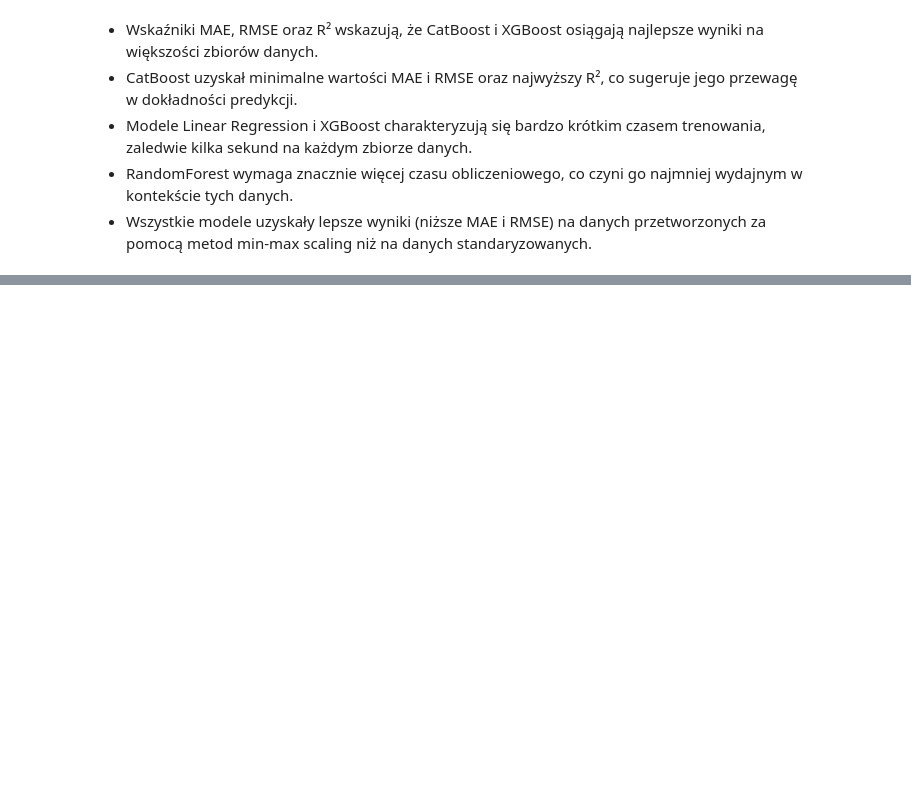
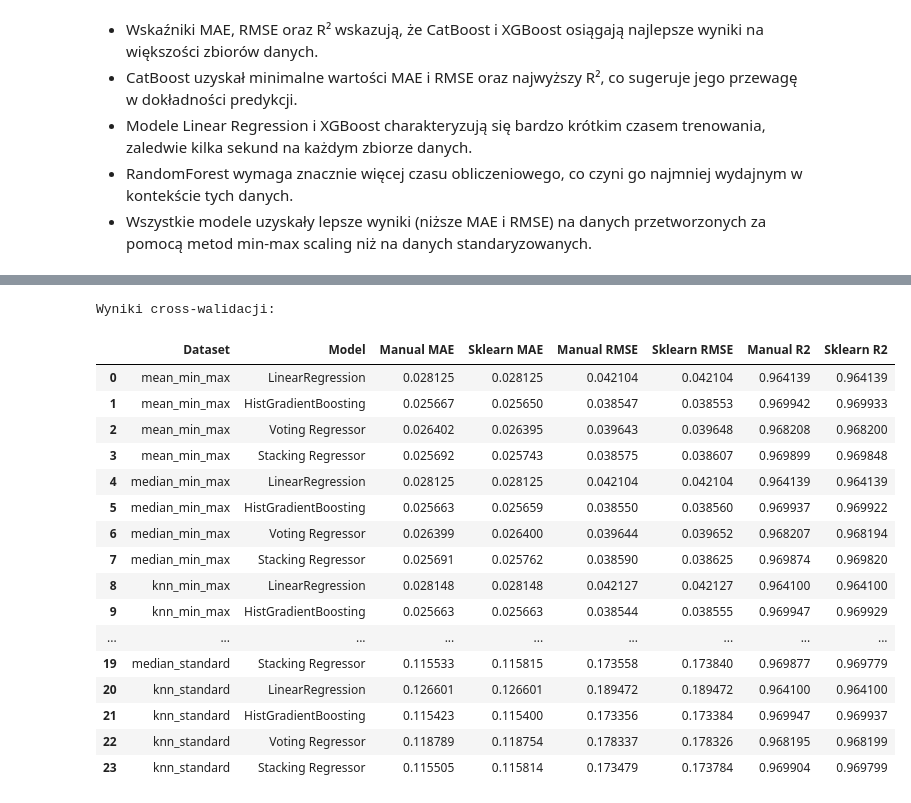
Before and after one commit to RafMat159/MOW_II_Projekt_I, a Jupyter notebook: Used _Car_Auction_Prices_2.ipynb, the cells around one changed output, grey strips where cells are left out. Saved outputs shown, nothing was run; the diff lists cells and outputs as text; code cells hidden in the pictures; blank space fills up the shorter version.

```diff
--- a/Used _Car_Auction_Prices_2.ipynb
+++ b/Used _Car_Auction_Prices_2.ipynb
@@ -289,0 +400,24 @@ plt.show()
+# %%
+final_results_df = pd.DataFrame(final_results)
+
+print("Wyniki cross-walidacji:")
+final_results_df
+# %% [output]
+Wyniki cross-walidacji:
+|  | Dataset | Model | Manual MAE | Sklearn MAE | Manual RMSE | Sklearn RMSE | Manual R2 | Sklearn R2 |
+| 0 | mean_min_max | LinearRegression | 0.028125 | 0.028125 | 0.042104 | 0.042104 | 0.964139 | 0.964139 |
+| 1 | mean_min_max | HistGradientBoosting | 0.025667 | 0.025650 | 0.038547 | 0.038553 | 0.969942 | 0.969933 |
+| 2 | mean_min_max | Voting Regressor | 0.026402 | 0.026395 | 0.039643 | 0.039648 | 0.968208 | 0.968200 |
+| 3 | mean_min_max | Stacking Regressor | 0.025692 | 0.025743 | 0.038575 | 0.038607 | 0.969899 | 0.969848 |
+| 4 | median_min_max | LinearRegression | 0.028125 | 0.028125 | 0.042104 | 0.042104 | 0.964139 | 0.964139 |
+| 5 | median_min_max | HistGradientBoosting | 0.025663 | 0.025659 | 0.038550 | 0.038560 | 0.969937 | 0.969922 |
+| 6 | median_min_max | Voting Regressor | 0.026399 | 0.026400 | 0.039644 | 0.039652 | 0.968207 | 0.968194 |
+| 7 | median_min_max | Stacking Regressor | 0.025691 | 0.025762 | 0.038590 | 0.038625 | 0.969874 | 0.969820 |
+| 8 | knn_min_max | LinearRegression | 0.028148 | 0.028148 | 0.042127 | 0.042127 | 0.964100 | 0.964100 |
+| 9 | knn_min_max | HistGradientBoosting | 0.025663 | 0.025663 | 0.038544 | 0.038555 | 0.969947 | 0.969929 |
+| ... | ... | ... | ... | ... | ... | ... | ... | ... |
+| 19 | median_standard | Stacking Regressor | 0.115533 | 0.115815 | 0.173558 | 0.173840 | 0.969877 | 0.969779 |
+| 20 | knn_standard | LinearRegression | 0.126601 | 0.126601 | 0.189472 | 0.189472 | 0.964100 | 0.964100 |
+| 21 | knn_standard | HistGradientBoosting | 0.115423 | 0.115400 | 0.173356 | 0.173384 | 0.969947 | 0.969937 |
+| 22 | knn_standard | Voting Regressor | 0.118789 | 0.118754 | 0.178337 | 0.178326 | 0.968195 | 0.968199 |
+| 23 | knn_standard | Stacking Regressor | 0.115505 | 0.115814 | 0.173479 | 0.173784 | 0.969904 | 0.969799 |
```
Also changed, not shown: parts of 8 cells of this notebook.
